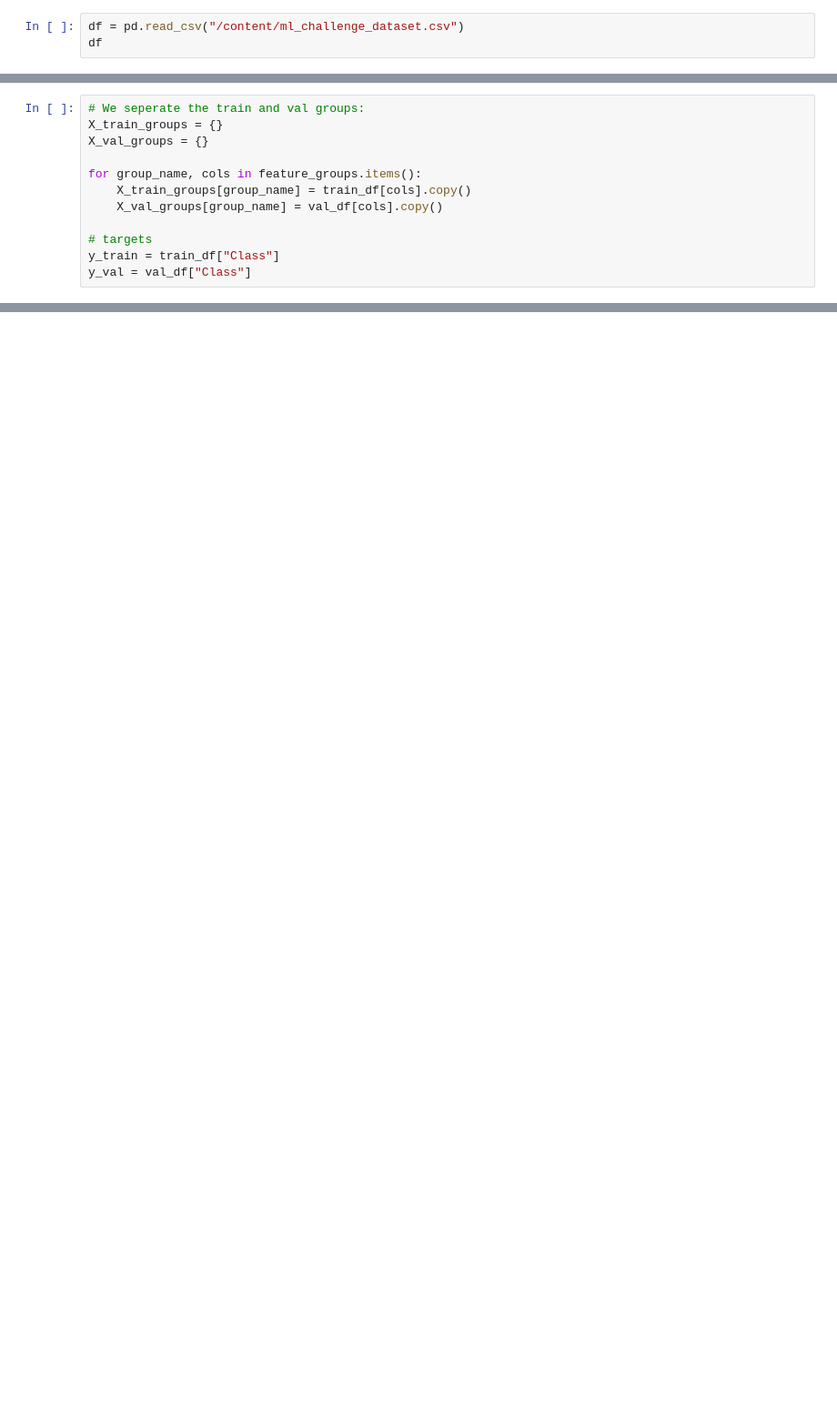
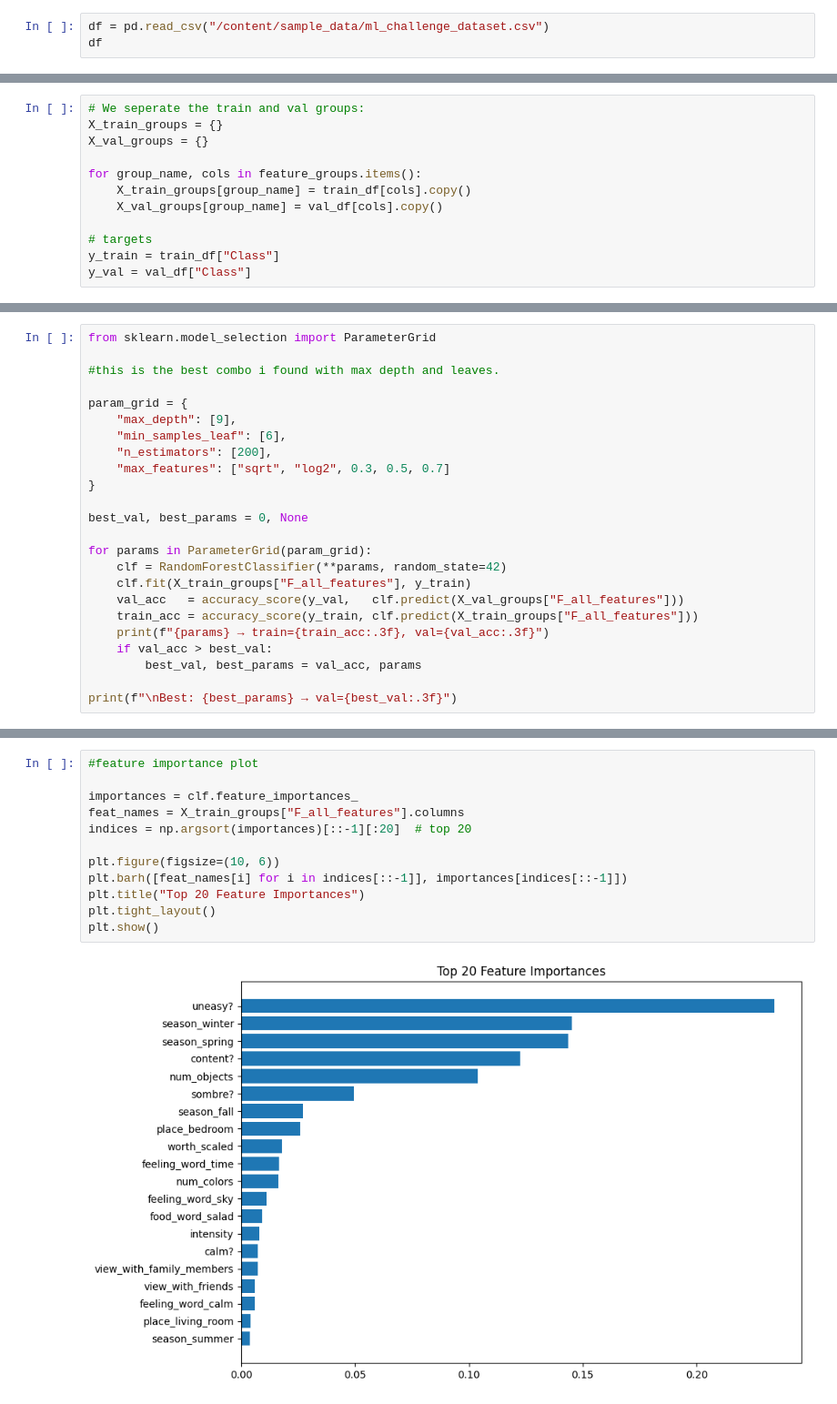
Before and after one commit to kabir-codes/ml-challenge, a Jupyter notebook: Ml_Challenge_2.ipynb, the cells around one changed output, grey strips where cells are left out. Shown at 91% size. Saved outputs shown, nothing was run; the diff lists cells and outputs as text; blank space fills up the shorter version.

```diff
--- a/Ml_Challenge_2.ipynb
+++ b/Ml_Challenge_2.ipynb
@@ -9,7 +9,7 @@ from sklearn.preprocessing import MultiLabelBinarizer
 import re
 from sklearn.model_selection import train_test_split
 # %%
-df = pd.read_csv("/content/ml_challenge_dataset.csv")
+df = pd.read_csv("/content/sample_data/ml_challenge_dataset.csv")
 df
 # %% [output]
 |  | unique_id | Painting | On a scale of 1–10, how intense i... | Describe how this painting makes ... | This art piece makes me feel sombre. | ... |
@@ -945,0 +600,24 @@ print(tuning_df)
+# %%
+from sklearn.model_selection import ParameterGrid
+
+#this is the best combo i found with max depth and leaves.
+
+param_grid = {
+    "max_depth": [9],
+    "min_samples_leaf": [6],
+    "n_estimators": [200],
+    "max_features": ["sqrt", "log2", 0.3, 0.5, 0.7]
+}
+
+best_val, best_params = 0, None
+
+for params in ParameterGrid(param_grid):
+    clf = RandomForestClassifier(**params, random_state=42)
+    clf.fit(X_train_groups["F_all_features"], y_train)
+    val_acc   = accuracy_score(y_val,   clf.predict(X_val_groups["F_all_features"]))
+    train_acc = accuracy_score(y_train, clf.predict(X_train_groups["F_all_features"]))
+    print(f"{params} → train={train_acc:.3f}, val={val_acc:.3f}")
+    if val_acc > best_val:
+        best_val, best_params = val_acc, params
+
+print(f"\nBest: {best_params} → val={best_val:.3f}")
@@ -945,0 +632,14 @@ print(tuning_df)
+# %%
+#feature importance plot
+
+importances = clf.feature_importances_
+feat_names = X_train_groups["F_all_features"].columns
+indices = np.argsort(importances)[::-1][:20]  # top 20
+
+plt.figure(figsize=(10, 6))
+plt.barh([feat_names[i] for i in indices[::-1]], importances[indices[::-1]])
+plt.title("Top 20 Feature Importances")
+plt.tight_layout()
+plt.show()
+# %% [output]
+[figure, added]
```
Also changed, not shown: parts of 11 cells of this notebook.
